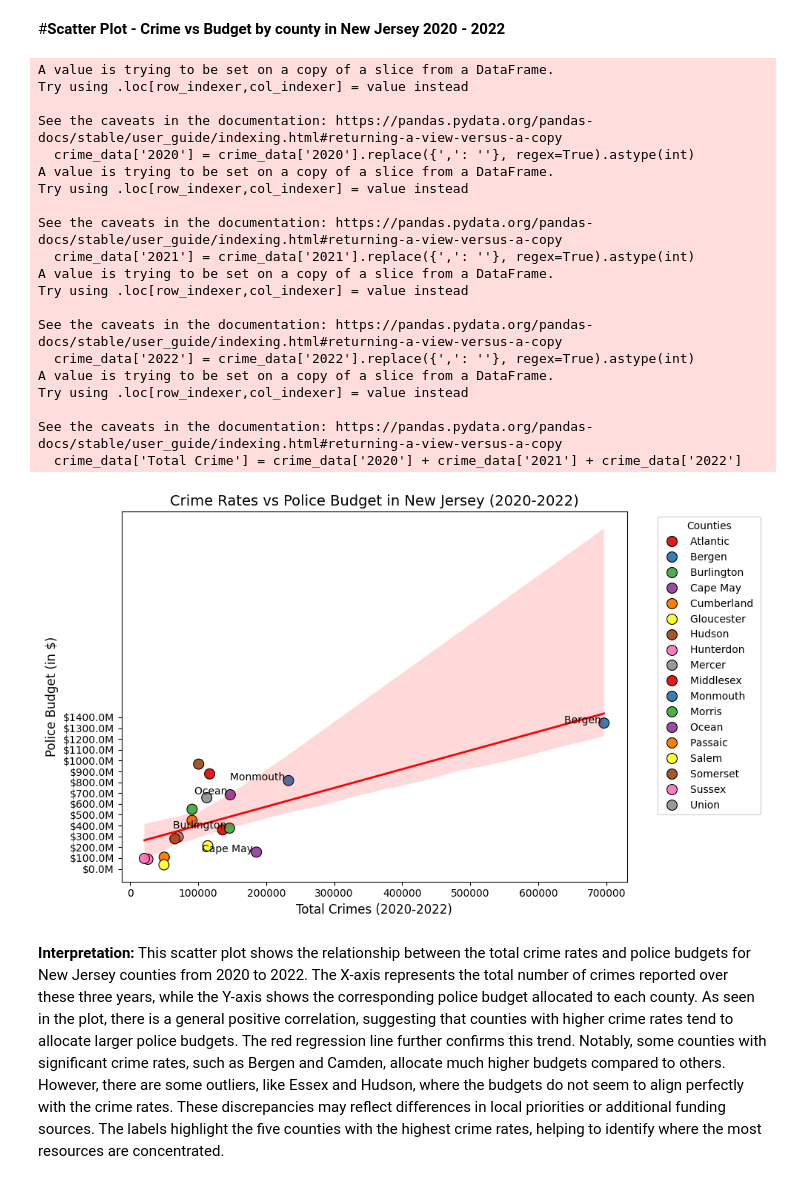
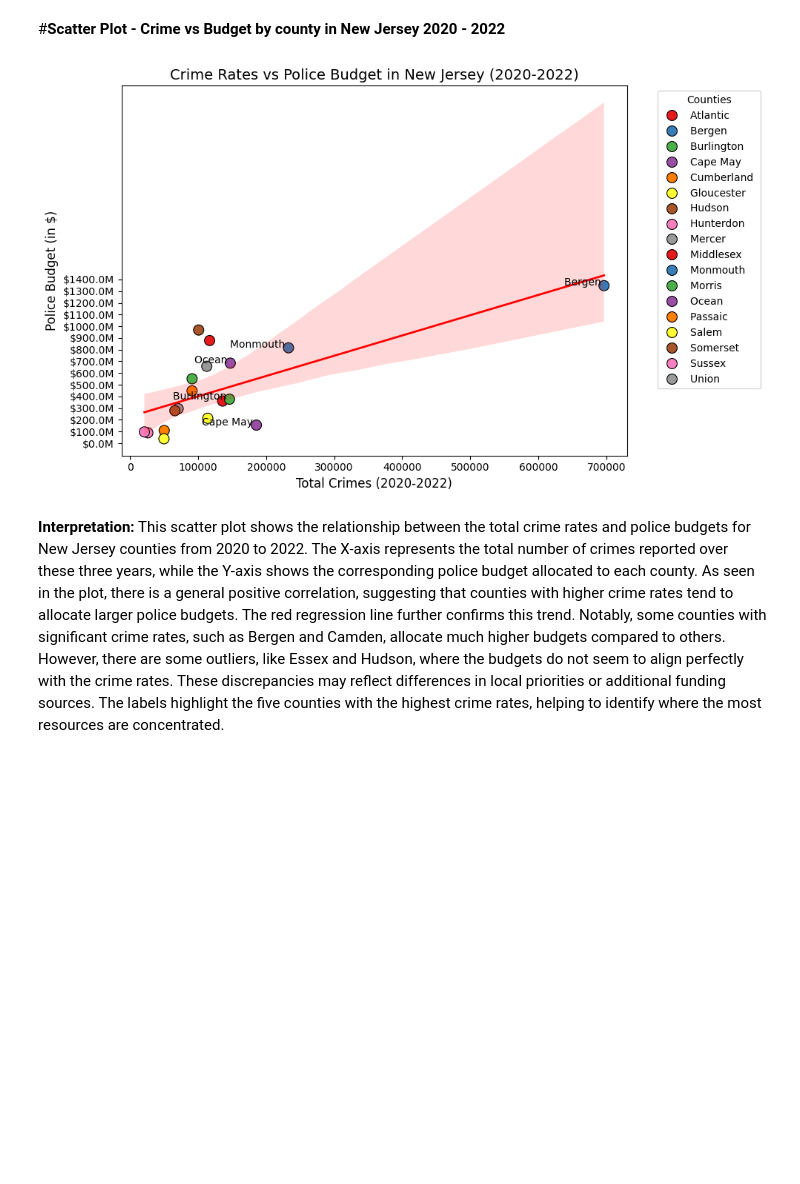
Before and after one commit to erikaguiracocha/Data-Visualization-2025, a Jupyter notebook: PS4erikaguiracocha.ipynb, the cells around one changed output. Saved outputs shown, nothing was run; the diff lists cells and outputs as text; code cells hidden in the pictures; blank space fills up the shorter version.

```diff
--- a/PS4erikaguiracocha.ipynb
+++ b/PS4erikaguiracocha.ipynb
@@ -69,11 +69,9 @@ import seaborn as sns
 import matplotlib.pyplot as plt
 
 # Load the crime data
-url_crime_data = 'https://raw.githubusercontent.com/erikaguiracocha/Data-Visualization-2025/refs/heads/main/crime%20by%20county%20New%20Jersey.csv'
 crime_data = pd.read_csv(url_crime_data, header=1)
 
 # Load the budget data
-url_budget_data = 'https://raw.githubusercontent.com/erikaguiracocha/Data-Visualization-2025/refs/heads/main/police%20budgets%20in%20New%20Jersey.csv'
 budget_data = pd.read_csv(url_budget_data, header=1)
 
 # Filter the data to remove the 'Total New Jersey' row
@@ -130,11 +128,9 @@ See the caveats in the documentation: https://pandas.pydata.org/pandas-docs/stab
 #**Scatter plot - Crime vs Budgets 2020 - 2022 - New Jersey**
 # %%
 import pandas as pd
-import matplotlib.pyplot as plt
 import numpy as np
 
 # Load the crime data
-url_crime_data = 'https://raw.githubusercontent.com/erikaguiracocha/Data-Visualization-2025/refs/heads/main/crime%20by%20county%20New%20Jersey.csv'
 crime_data = pd.read_csv(url_crime_data, header=1)
 
 # Load the budget data
@@ -209,13 +190,9 @@ Interpretation: The scatter plot shows the relationship between crime rates and
 # %% [markdown]
 #**Scatter Plot - Crime vs Budget by county in New Jersey 2020 - 2022**
 # %%
-import pandas as pd
 import seaborn as sns
-import matplotlib.pyplot as plt
-import numpy as np
 
 # Load the crime data
-url_crime_data = 'https://raw.githubusercontent.com/erikaguiracocha/Data-Visualization-2025/refs/heads/main/crime%20by%20county%20New%20Jersey.csv'
 crime_data = pd.read_csv(url_crime_data, header=1)
 
 # Load the budget data
@@ -244,54 +221,34 @@ merged_data = pd.merge(crime_data[['County', 'Total Crime']], budget_data[['Coun
 
 # Set up the figure and axis
 plt.figure(figsize=(10, 6))
 
 # Scatter plot for Crime vs. Police Budget
 sns.scatterplot(data=merged_data, x='Total Crime', y='Total Budget', hue='County', palette='Set1', s=100, edgecolor='black')
 
 # Add a regression line (only on the scatter plot)
 sns.regplot(x='Total Crime', y='Total Budget', data=merged_data, scatter=False, color='blue', line_kws={"color": "red", "lw": 2})
 
 # Title and labels
 plt.title("Crime Rates vs Police Budget in New Jersey (2020-2022)", fontsize=14)
 plt.xlabel("Total Crimes (2020-2022)", fontsize=12)
 plt.ylabel("Police Budget (in $)", fontsize=12)
 
 # Set custom Y-axis ticks to show budget ranges with larger gaps (e.g., $100M)
 y_ticks = np.arange(0, max(merged_data['Total Budget']) + 100000000, 100000000)
 plt.yticks(y_ticks, [f'${x/1e6:.1f}M' for x in y_ticks])
 
 # Highlight the 5 counties with the highest total crime
 top_5_counties = merged_data.nlargest(5, 'Total Crime')
 for i in range(top_5_counties.shape[0]):
     plt.text(top_5_counties['Total Crime'].iloc[i], top_5_counties['Total Budget'].iloc[i], top_5_counties['County'].iloc[i],
              fontsize=10, ha='right', color='black')
 
 # Show the plot
 plt.legend(title='Counties', bbox_to_anchor=(1.05, 1), loc='upper left')
 plt.tight_layout()
 plt.show()
 # %% [output]
-A value is trying to be set on a copy of a slice from a DataFrame.
-Try using .loc[row_indexer,col_indexer] = value instead
-
-See the caveats in the documentation: https://pandas.pydata.org/pandas-docs/stable/user_guide/indexing.html#returning-a-view-versus-a-copy
-  crime_data['2020'] = crime_data['2020'].replace({',': ''}, regex=True).astype(int)
-A value is trying to be set on a copy of a slice from a DataFrame.
-Try using .loc[row_indexer,col_indexer] = value instead
-
-See the caveats in the documentation: https://pandas.pydata.org/pandas-docs/stable/user_guide/indexing.html#returning-a-view-versus-a-copy
-  crime_data['2021'] = crime_data['2021'].replace({',': ''}, regex=True).astype(int)
-A value is trying to be set on a copy of a slice from a DataFrame.
-Try using .loc[row_indexer,col_indexer] = value instead
-
-See the caveats in the documentation: https://pandas.pydata.org/pandas-docs/stable/user_guide/indexing.html#returning-a-view-versus-a-copy
-  crime_data['2022'] = crime_data['2022'].replace({',': ''}, regex=True).astype(int)
-A value is trying to be set on a copy of a slice from a DataFrame.
-Try using .loc[row_indexer,col_indexer] = value instead
-
-See the caveats in the documentation: https://pandas.pydata.org/pandas-docs/stable/user_guide/indexing.html#returning-a-view-versus-a-copy
-  crime_data['Total Crime'] = crime_data['2020'] + crime_data['2021'] + crime_data['2022']
-[figure, old version]
+[figure, new version]
 # %% [markdown]
 **Interpretation:** This scatter plot shows the relationship between the total crime rates and police budgets for New Jersey counties from 2020 to 2022. The X-axis represents the total number of crimes reported over these three years, while the Y-axis shows the corresponding police budget allocated to each county. As seen in the plot, there is a general positive correlation, suggesting that counties with higher crime rates tend to allocate larger police budgets. The red regression line further confirms this trend. Notably, some counties with significant crime rates, such as Bergen and Camden, allocate much higher budgets compared to others. However, there are some outliers, like Essex and Hudson, where the budgets do not seem to align perfectly with the crime rates. These discrepancies may reflect differences in local priorities or additional funding sources. The labels highlight the five counties with the highest crime rates, helping to identify where the most resources are concentrated.
 # %%
```
Also changed, not shown: parts of 4 cells of this notebook.
